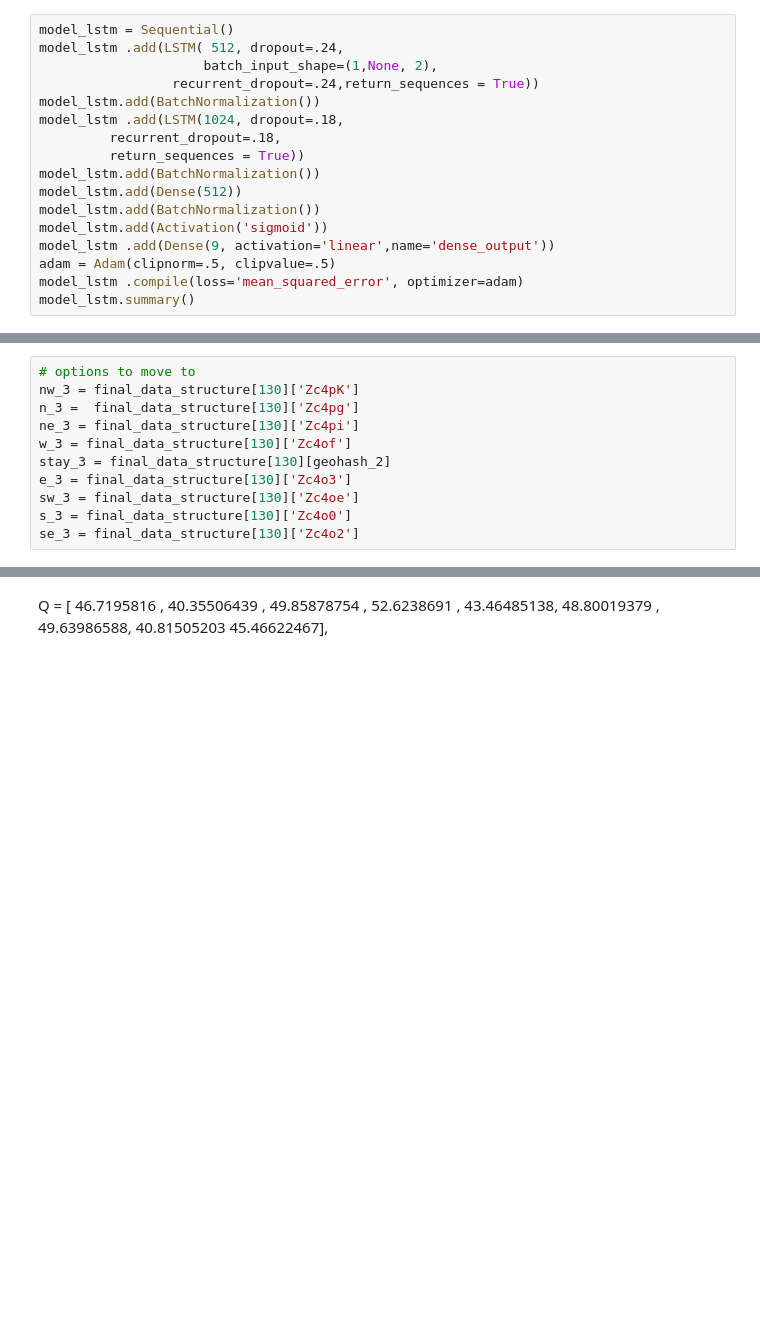
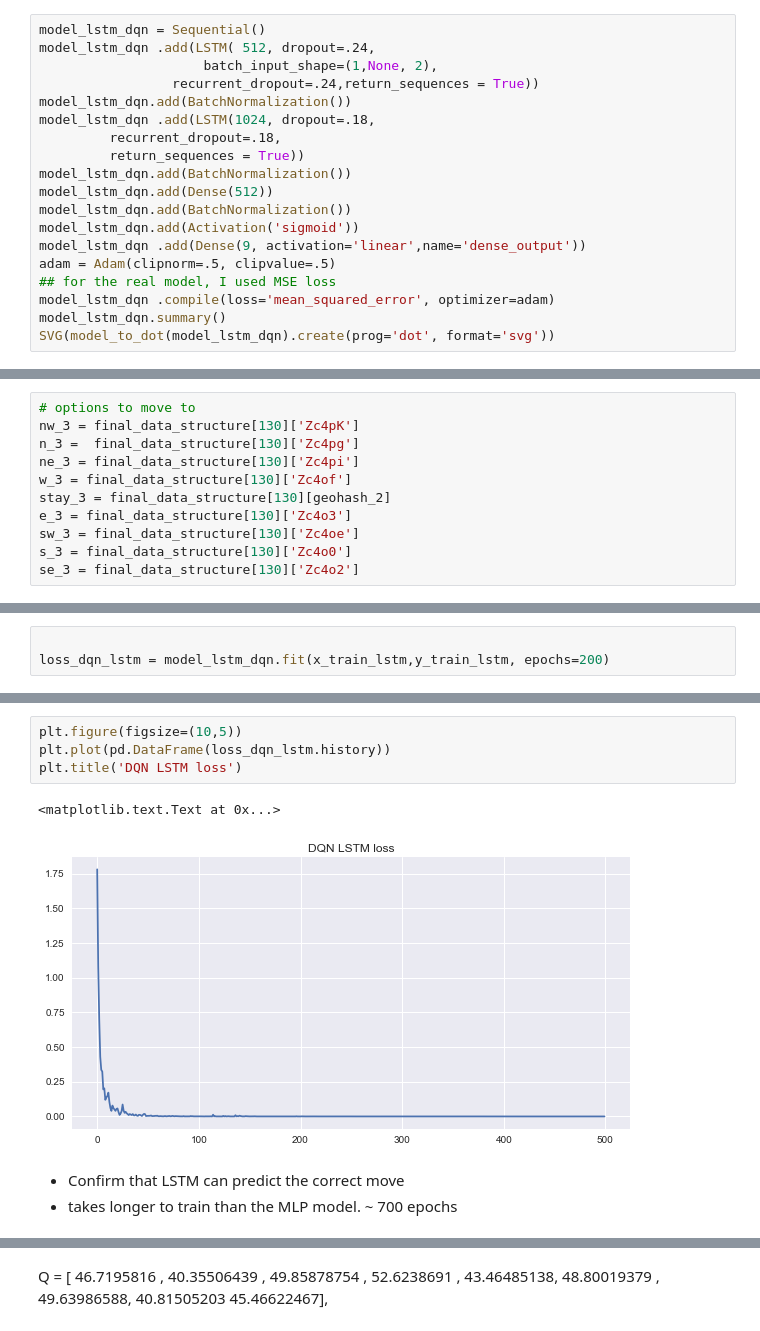
Before and after one commit to jonhilgart22/UNH-projects, a Jupyter notebook: deep_learning/notebooks/Jonathan_Hilgart-1.1-Taxi_cab_EDA.ipynb, the cells around one changed output, grey strips where cells are left out. Drawn from its saved outputs; the diff is of its cells as text; blank space fills up the shorter version.

```diff
--- a/deep_learning/notebooks/Jonathan_Hilgart-1.1-Taxi_cab_EDA.ipynb
+++ b/deep_learning/notebooks/Jonathan_Hilgart-1.1-Taxi_cab_EDA.ipynb
@@ -323,19 +279,21 @@ SVG(model_to_dot(model_mlp).create(prog='dot', format='svg'))
 sample_size = 5000
 batch_sizze = 32
 # %%
-model_lstm = Sequential()
-model_lstm .add(LSTM( 512, dropout=.24,
+model_lstm_dqn = Sequential()
+model_lstm_dqn .add(LSTM( 512, dropout=.24,
                      batch_input_shape=(1,None, 2),
                  recurrent_dropout=.24,return_sequences = True))
-model_lstm.add(BatchNormalization())
-model_lstm .add(LSTM(1024, dropout=.18,
+model_lstm_dqn.add(BatchNormalization())
+model_lstm_dqn .add(LSTM(1024, dropout=.18,
          recurrent_dropout=.18,
          return_sequences = True))
-model_lstm.add(BatchNormalization())
-model_lstm.add(Dense(512))
-model_lstm.add(BatchNormalization())
-model_lstm.add(Activation('sigmoid'))
-model_lstm .add(Dense(9, activation='linear',name='dense_output'))
+model_lstm_dqn.add(BatchNormalization())
+model_lstm_dqn.add(Dense(512))
+model_lstm_dqn.add(BatchNormalization())
+model_lstm_dqn.add(Activation('sigmoid'))
+model_lstm_dqn .add(Dense(9, activation='linear',name='dense_output'))
 adam = Adam(clipnorm=.5, clipvalue=.5)
-model_lstm .compile(loss='mean_squared_error', optimizer=adam)
-model_lstm.summary()
+## for the real model, I used MSE loss
+model_lstm_dqn .compile(loss='mean_squared_error', optimizer=adam)
+model_lstm_dqn.summary()
+SVG(model_to_dot(model_lstm_dqn).create(prog='dot', format='svg'))
@@ -612,0 +601,3 @@ se_3 = final_data_structure[130]['Zc4o2']
+# %%
+
+loss_dqn_lstm = model_lstm_dqn.fit(x_train_lstm,y_train_lstm, epochs=200)
@@ -612,0 +622,10 @@ se_3 = final_data_structure[130]['Zc4o2']
+# %%
+plt.figure(figsize=(10,5))
+plt.plot(pd.DataFrame(loss_dqn_lstm.history))
+plt.title('DQN LSTM loss')
+# %% [output]
+<matplotlib.text.Text at 0x...>
+[figure, added]
+# %% [markdown]
+-  Confirm that LSTM can predict the correct move
+- takes longer to train than the MLP model. ~ 700 epochs
```
Also changed, not shown: parts of 103 cells of this notebook, 25 other files.
